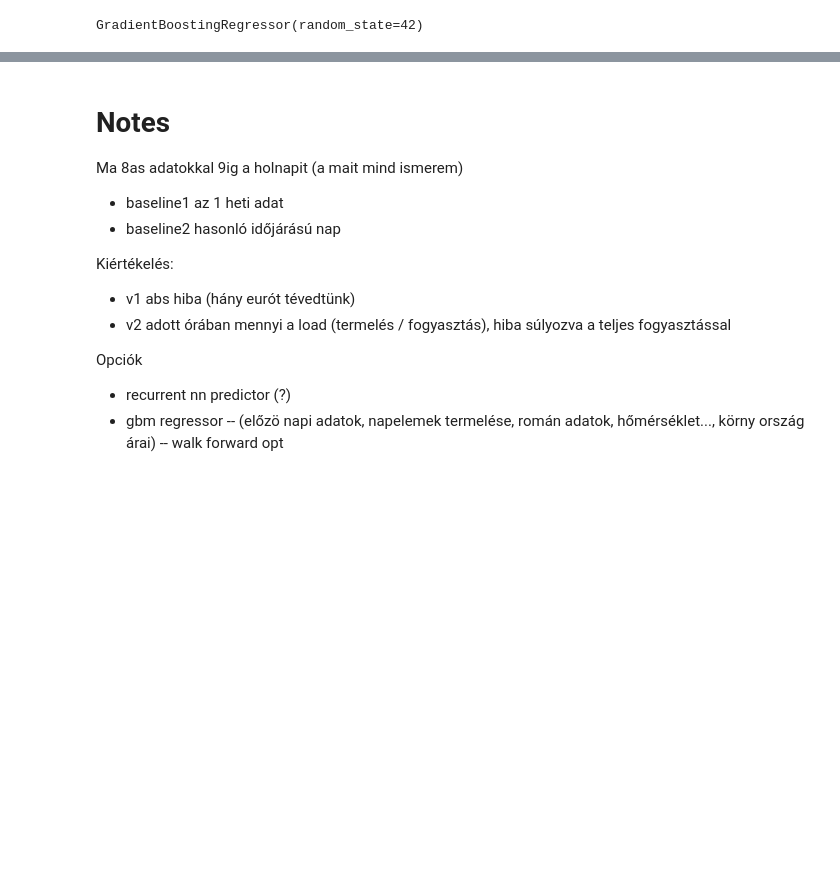
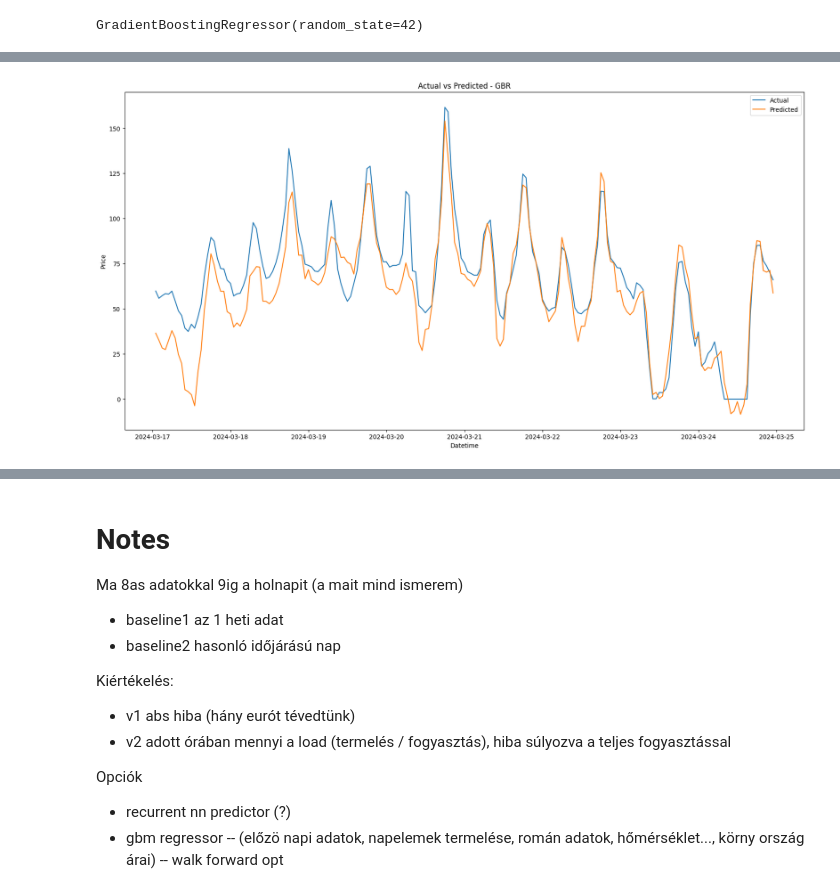
Before and after one commit to BotondProhaszka/msc_szakdolgozat, a Jupyter notebook: main.ipynb, the cells around one changed output, grey strips where cells are left out. Cells and saved outputs as stored; diff of their text form; code cells hidden in the pictures; blank space fills up the shorter version.

```diff
--- a/main.ipynb
+++ b/main.ipynb
@@ -365,0 +411,3 @@ target_col = f'Price_{target_country_code}'
+# %%
+in_cols = list(in_cols)
+in_cols
@@ -450,0 +517,11 @@ feature_importances
+# %%
+plt.figure(figsize=(20,10))
+plt.plot(test['Datetime'], y_test, label='Actual')
+plt.plot(test['Datetime'], gbr_pred, label='Predicted')
+plt.title('Actual vs Predicted - GBR')
+plt.xlabel('Datetime')
+plt.ylabel('Price')
+plt.legend()
+plt.show()
+# %% [output]
+[figure, added]
```
Also changed, not shown: parts of 19 cells of this notebook.
